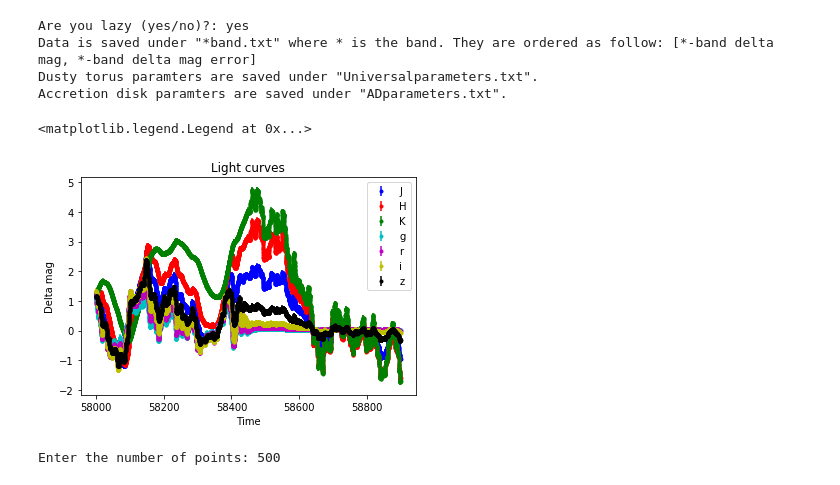
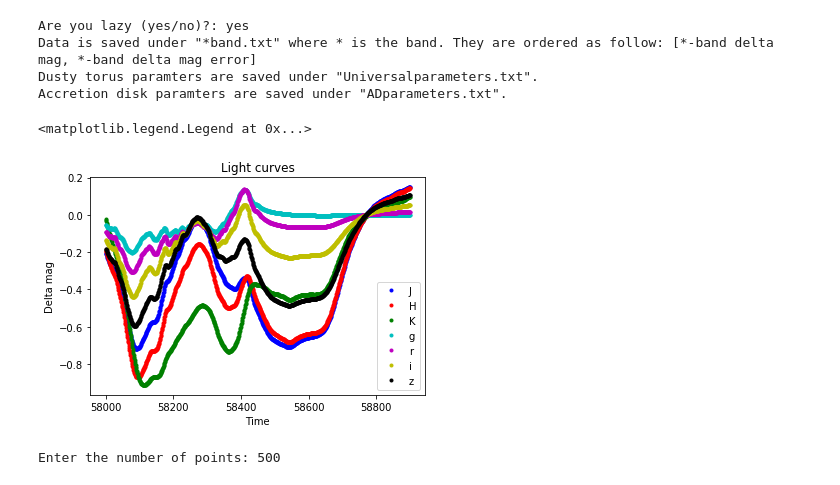
Before and after one commit to MalteBrinch/Master-Thesis-Code, a Jupyter notebook: Generate fake light curves.ipynb, the cells around one changed output. Drawn from its saved outputs; the diff is of its cells as text; code cells hidden in the pictures.

```diff
--- a/Generate fake light curves.ipynb
+++ b/Generate fake light curves.ipynb
@@ -12,10 +12,10 @@ import theano.tensor.signal.conv
 # set the seed
 np.random.seed(42)
 
-n = 5000
+n = 1000
  # The number of data points
 #ntau=10000.0 number of points for transfer function
-tau = np.linspace(0.0, 60.0, n)#delay times for transfer function
+tau = np.linspace(0.0, 100.0, n)#delay times for transfer function
 start = 58000
 end = 58900
 X = np.linspace(start, end, n)[:, None] # The inputs to the GP, they must be arranged as a column vector
@@ -33,7 +33,7 @@ mean_func = pm.gp.mean.Zero()
 
 # The latent function values are one sample from a multivariate normal
 # Note that we have to call `eval()` because PyMC3 built on top of Theano
-f_true = np.random.multivariate_normal(mean_func(X).eval(),cov_func(X).eval() , 1).flatten()
+f_true = np.random.multivariate_normal(mean_func(X).eval(),cov_func(X).eval()+ 1e-8*np.eye(n), 1).flatten()
 np.savetxt('drivingfunction.txt',np.c_[X,f_true],delimiter=',')
 # The observed data is the latent function plus a small amount of T distributed noise
 # The standard deviation of the noise is `sigma`, and the degrees of freedom is `nu`
@@ -43,7 +43,7 @@ np.savetxt('drivingfunction.txt',np.c_[X,f_true],delimiter=',')
 
 ## Plot the data and the unobserved latent function
 fig = plt.figure(figsize=(12,5)); ax = fig.gca()
-ax.plot(X, f_true, "dodgerblue", lw=3, label="Driving function");
+ax.plot(X, f_true, "dodgerblue", lw=1, label="Driving function");
 #ax.plot(X, y, 'ok', ms=3, label="Data");
 ax.set_xlabel("Time"); ax.set_ylabel("Delta mag"); plt.legend();
 print('time values are saved as "X" and magnitude values are saved as "f_true"')
@@ -220,21 +220,27 @@ Data is saved under "*band.txt" where * is the band. They are ordered as follow:
 Dusty torus paramters are saved under "Universalparameters.txt".
 Accretion disk paramters are saved under "ADparameters.txt".
 # %%
-plt.errorbar(X, Jband[0], Jband[1], fmt='b.', label='J')
-plt.errorbar(X, Hband[0], Hband[1], fmt='r.', label='H')
-plt.errorbar(X, Kband[0], Kband[1], fmt='g.', label='K')
-plt.errorbar(X, gband[0], gband[1], fmt='c.', label='g')
-plt.errorbar(X, rband[0], rband[1], fmt='m.', label='r')
-plt.errorbar(X, iband[0], iband[1], fmt='y.', label='i')
-plt.errorbar(X, zband[0], zband[1], fmt='k.', label='z')
-#plt.plot(X,Kband[0],label='K.')
+#plt.errorbar(X, Jband[0], Jband[1], fmt='b.', label='J')
+#plt.errorbar(X, Hband[0], Hband[1], fmt='r.', label='H')
+#plt.errorbar(X, Kband[0], Kband[1], fmt='g.', label='K')
+#plt.errorbar(X, gband[0], gband[1], fmt='c.', label='g')
+#plt.errorbar(X, rband[0], rband[1], fmt='m.', label='r')
+#plt.errorbar(X, iband[0], iband[1], fmt='y.', label='i')
+#plt.errorbar(X, zband[0], zband[1], fmt='k.', label='z')
+plt.plot(X, Jband[0],'b.', label='J')
+plt.plot(X, Hband[0],'r.', label='H')
+plt.plot(X, Kband[0],'g.', label='K')
+plt.plot(X, gband[0],'c.', label='g')
+plt.plot(X, rband[0],'m.', label='r')
+plt.plot(X, iband[0],'y.', label='i')
+plt.plot(X, zband[0],'k.', label='z')
 plt.title('Light curves')
 plt.xlabel('Time')
 plt.ylabel('Delta mag')
 plt.legend()
 # %% [output]
 <matplotlib.legend.Legend at 0x...>
-[figure, old version]
+[figure, new version]
 # %%
 #Select points at random for all bands to create reduced data
 n_list = int(input("Enter the number of points: "))
```
Also changed, not shown: parts of 5 cells of this notebook.
